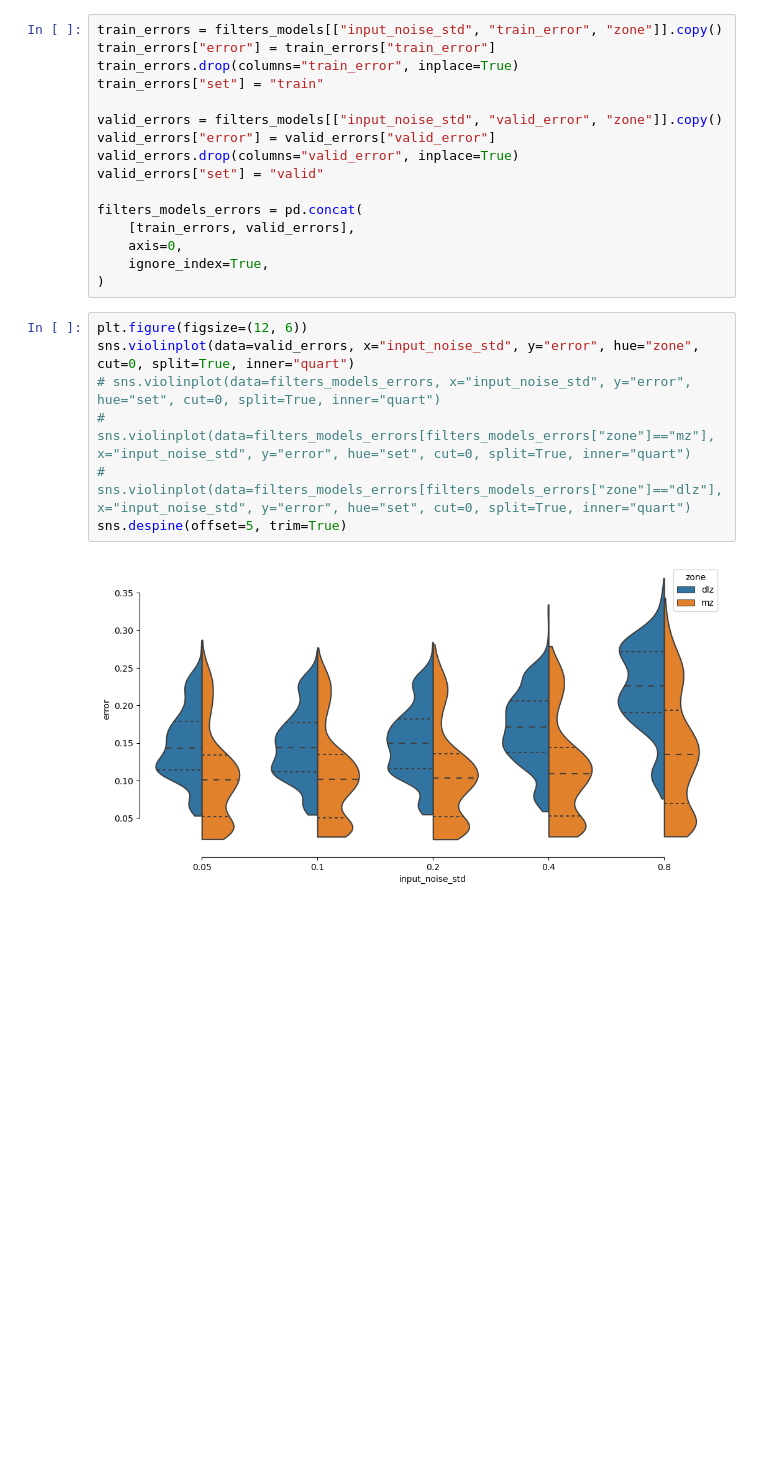
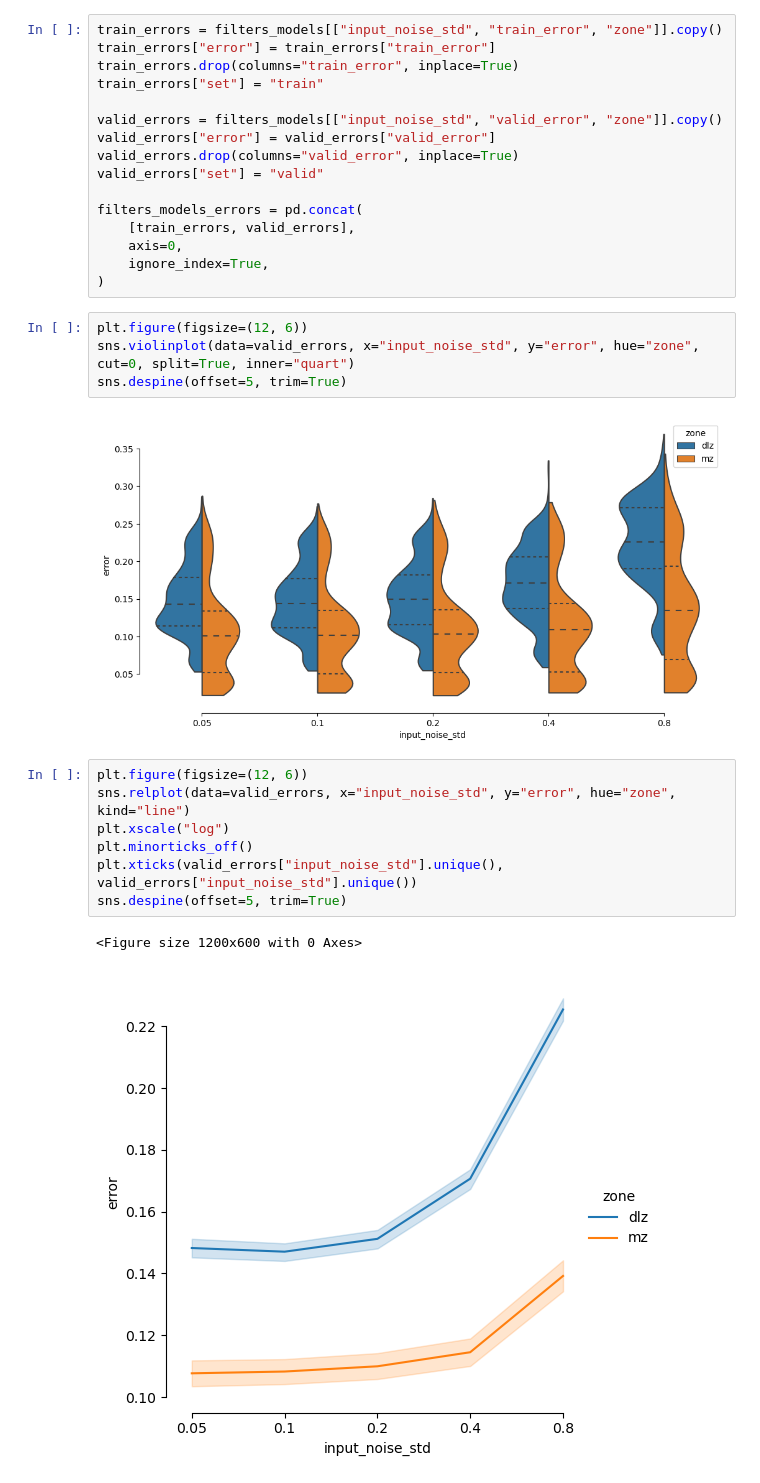
Before and after one commit to DenisTurcu/efish-receptors-model, a Jupyter notebook: filters-models/conv-mormyromast-models.ipynb, the cells around one changed output. Cells and saved outputs as stored; diff of their text form; blank space fills up the shorter version.

```diff
--- a/filters-models/conv-mormyromast-models.ipynb
+++ b/filters-models/conv-mormyromast-models.ipynb
@@ -35,9 +35,16 @@ filters_models_errors = pd.concat(
 # %%
 plt.figure(figsize=(12, 6))
 sns.violinplot(data=valid_errors, x="input_noise_std", y="error", hue="zone", cut=0, split=True, inner="quart")
-# sns.violinplot(data=filters_models_errors, x="input_noise_std", y="error", hue="set", cut=0, split=True, inner="quart")
-# sns.violinplot(data=filters_models_errors[filters_models_errors["zone"]=="mz"], x="input_noise_std", y="error", hue="set", cut=0, split=True, inner="quart")
-# sns.violinplot(data=filters_models_errors[filters_models_errors["zone"]=="dlz"], x="input_noise_std", y="error", hue="set", cut=0, split=True, inner="quart")
 sns.despine(offset=5, trim=True)
 # %% [output]
 [figure]
+# %%
+plt.figure(figsize=(12, 6))
+sns.relplot(data=valid_errors, x="input_noise_std", y="error", hue="zone", kind="line")
+plt.xscale("log")
+plt.minorticks_off()
+plt.xticks(valid_errors["input_noise_std"].unique(), valid_errors["input_noise_std"].unique())
+sns.despine(offset=5, trim=True)
+# %% [output]
+<Figure size 1200x600 with 0 Axes>
+[figure, added]
```
Also changed, not shown: parts of 9 cells of this notebook, 1 other file.
